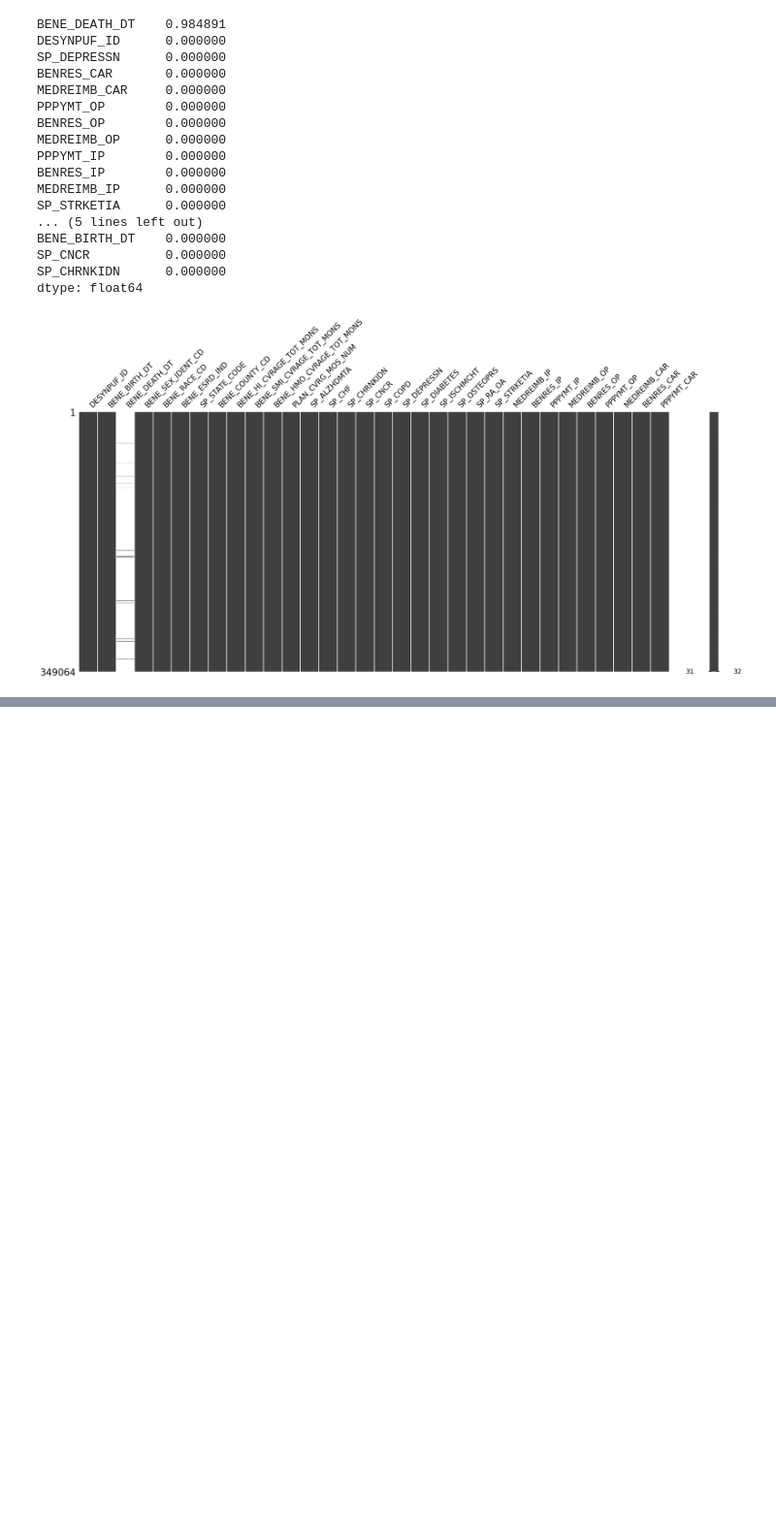
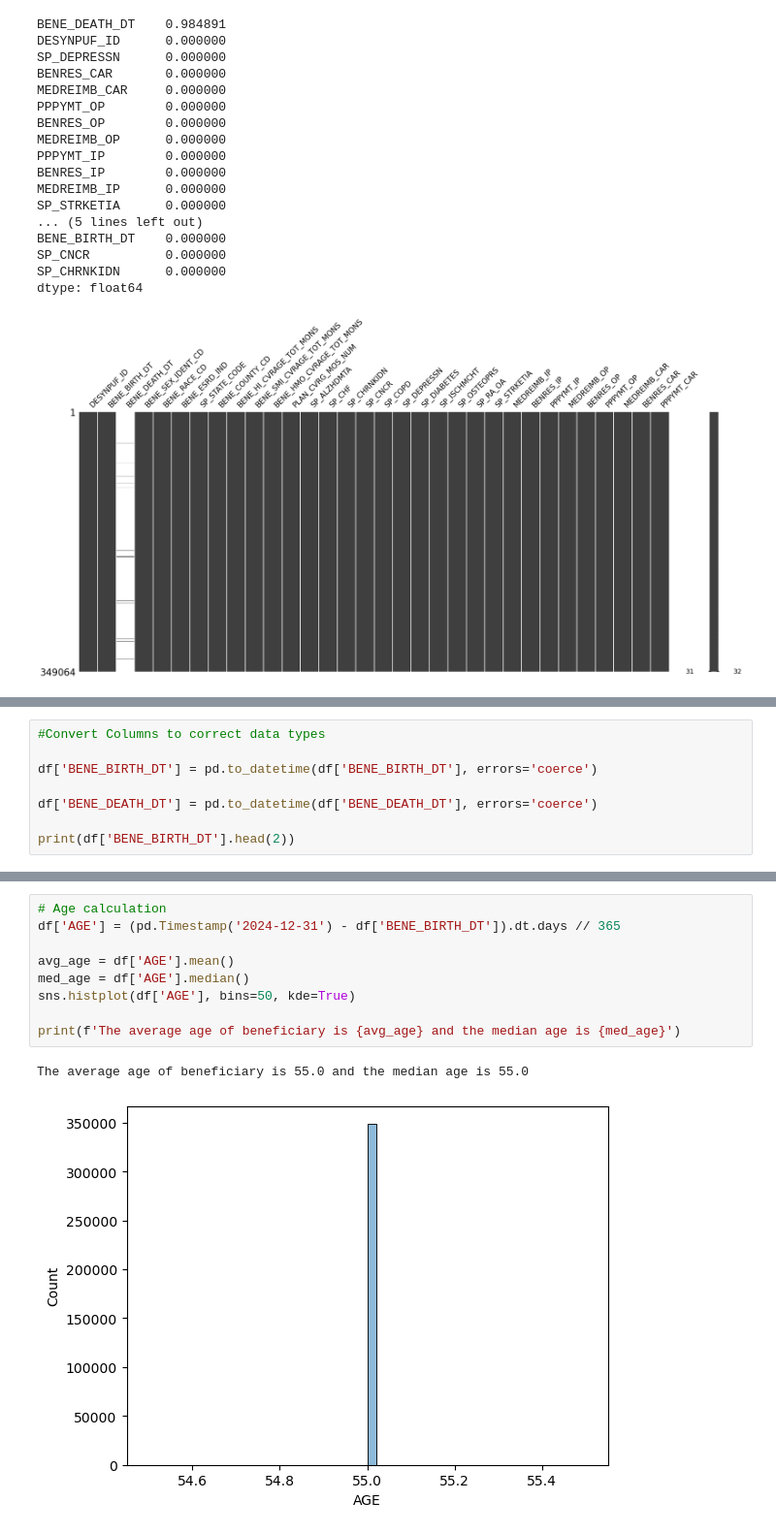
Before and after one commit to phyoung97/ClaimsAI, a Jupyter notebook: notebooks/EDA.ipynb, the cells around one changed output, grey strips where cells are left out. Shown at 97% size. Cells and saved outputs as stored; diff of their text form; blank space fills up the shorter version.

```diff
--- a/notebooks/EDA.ipynb
+++ b/notebooks/EDA.ipynb
@@ -105,0 +188,8 @@ dtype: float64
+# %%
+#Convert Columns to correct data types
+
+df['BENE_BIRTH_DT'] = pd.to_datetime(df['BENE_BIRTH_DT'], errors='coerce')
+
+df['BENE_DEATH_DT'] = pd.to_datetime(df['BENE_DEATH_DT'], errors='coerce')
+
+print(df['BENE_BIRTH_DT'].head(2))
@@ -105,0 +200,12 @@ dtype: float64
+# %%
+# Age calculation
+df['AGE'] = (pd.Timestamp('2024-12-31') - df['BENE_BIRTH_DT']).dt.days // 365
+
+avg_age = df['AGE'].mean()
+med_age = df['AGE'].median()
+sns.histplot(df['AGE'], bins=50, kde=True)
+
+print(f'The average age of beneficiary is {avg_age} and the median age is {med_age}')
+# %% [output]
+The average age of beneficiary is 55.0 and the median age is 55.0
+[figure, added]
```
Also changed, not shown: parts of 13 cells of this notebook.
